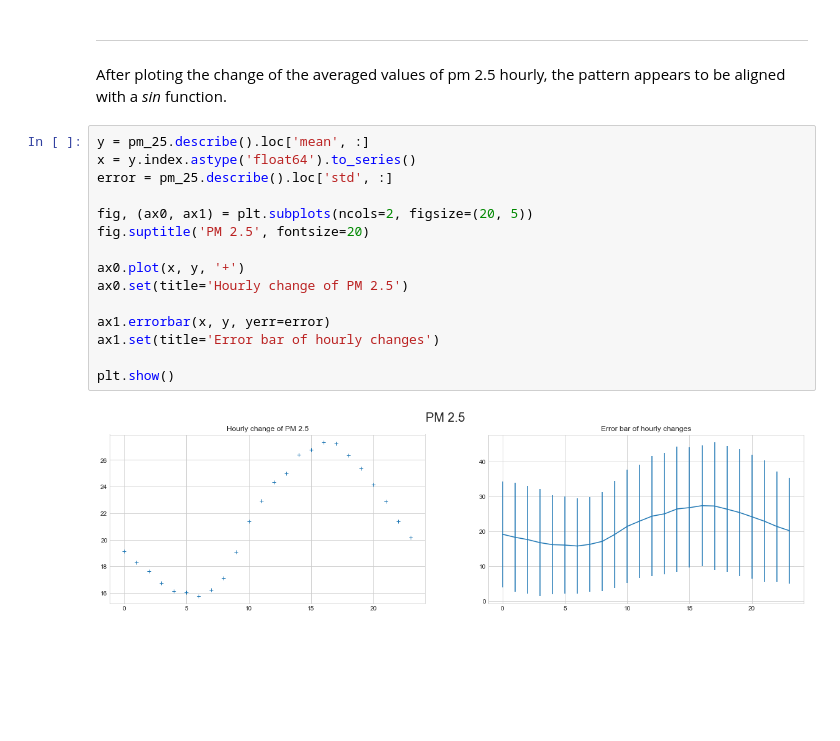
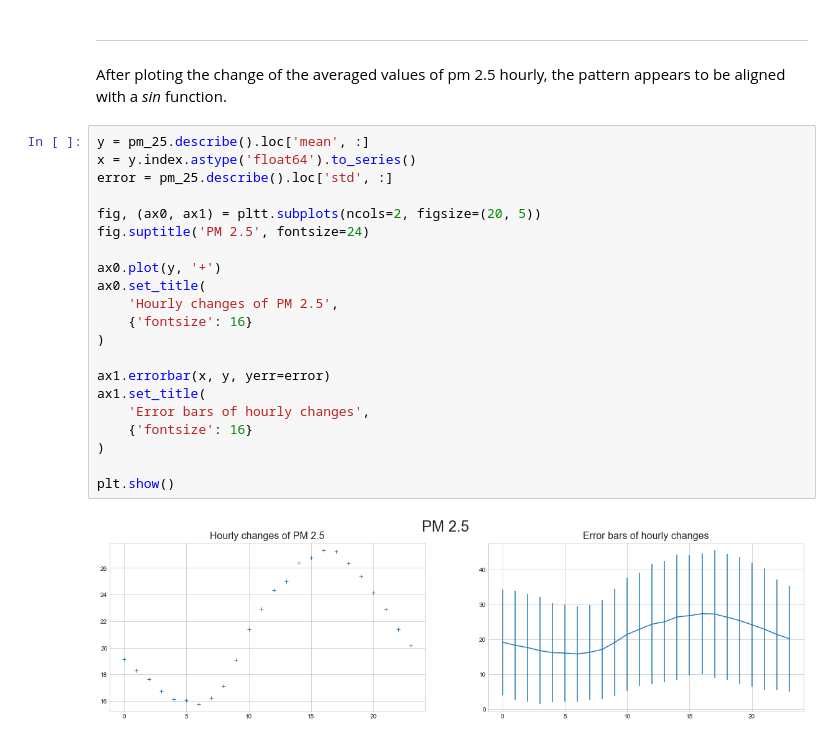
Before and after one commit to RichoHan/machine-learning, a Jupyter notebook: session-1-pm2.5-prediction/data-overview.ipynb, the cells around one changed output. Drawn from its saved outputs; the diff is of its cells as text; blank space fills up the shorter version.

```diff
--- a/session-1-pm2.5-prediction/data-overview.ipynb
+++ b/session-1-pm2.5-prediction/data-overview.ipynb
@@ -61,17 +61,23 @@ After ploting the change of the averaged values of pm 2.5 hourly, the pattern ap
 # %%
 y = pm_25.describe().loc['mean', :]
 x = y.index.astype('float64').to_series()
 error = pm_25.describe().loc['std', :]
 
-fig, (ax0, ax1) = plt.subplots(ncols=2, figsize=(20, 5))
-fig.suptitle('PM 2.5', fontsize=20)
+fig, (ax0, ax1) = pltt.subplots(ncols=2, figsize=(20, 5))
+fig.suptitle('PM 2.5', fontsize=24)
 
-ax0.plot(x, y, '+')
-ax0.set(title='Hourly change of PM 2.5')
+ax0.plot(y, '+')
+ax0.set_title(
+    'Hourly changes of PM 2.5',
+    {'fontsize': 16}
+)
 
 ax1.errorbar(x, y, yerr=error)
-ax1.set(title='Error bar of hourly changes')
+ax1.set_title(
+    'Error bars of hourly changes',
+    {'fontsize': 16}
+)
 
 plt.show()
 # %% [output]
-[figure, old version]
+[figure, new version]
```
Also changed, not shown: parts of 2 cells of this notebook, 1 other file.
